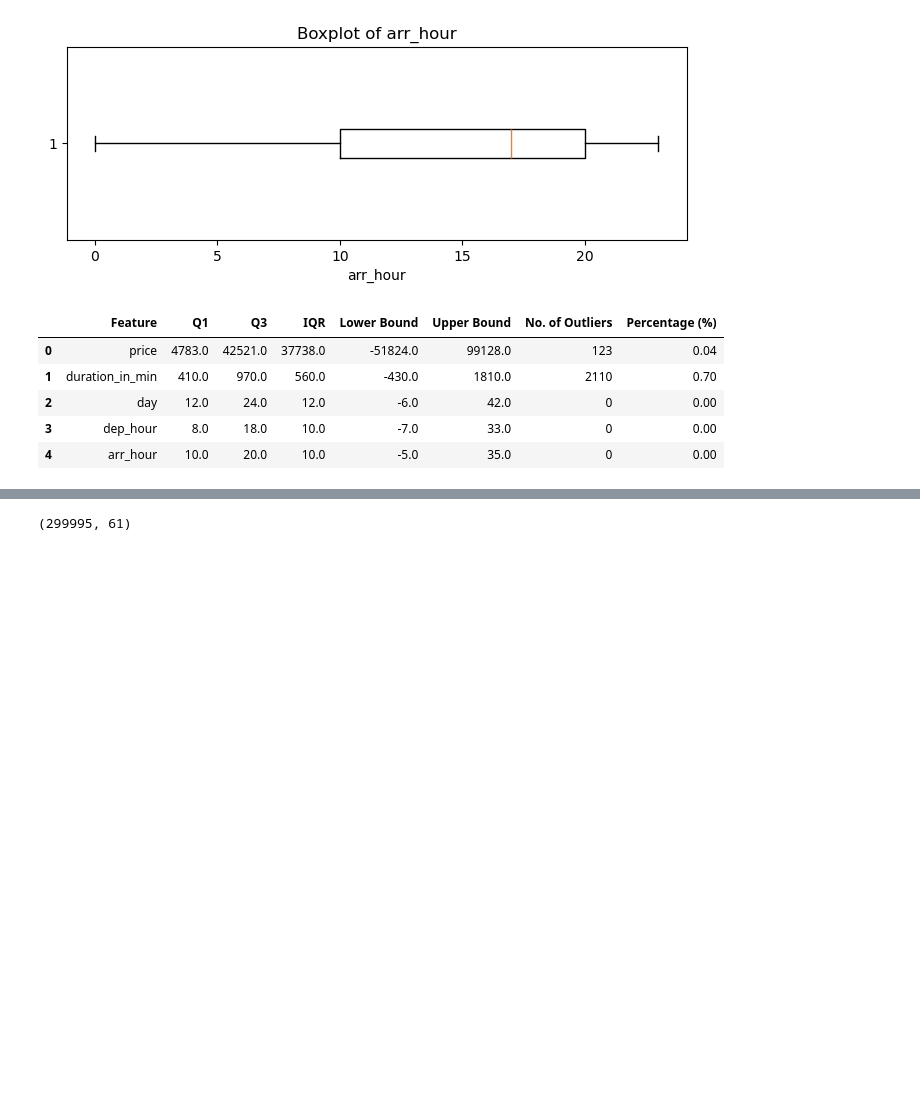
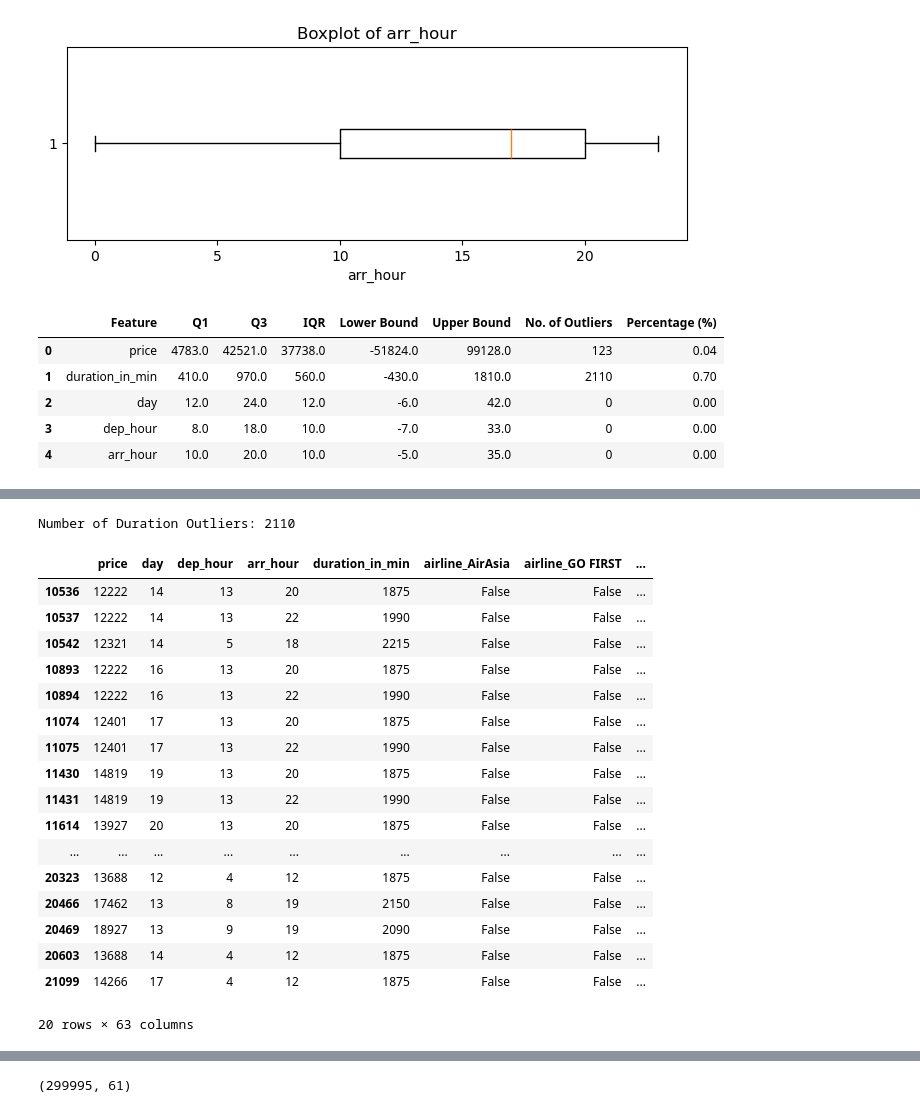
Before and after one commit to trishhh23/mldp, a Jupyter notebook: MLDP Program Codes Submission Template.ipynb, the cells around one changed output, grey strips where cells are left out. Cells and saved outputs as stored; diff of their text form; code cells hidden in the pictures; blank space fills up the shorter version.

```diff
--- a/MLDP Program Codes Submission Template.ipynb
+++ b/MLDP Program Codes Submission Template.ipynb
@@ -1326,0 +1354,27 @@ display(outlier_summary)
+# %%
+duration_upper = 1810
+
+duration_outliers = df_encoded[df_encoded['duration_in_min'] > duration_upper]
+
+print("Number of Duration Outliers:", len(duration_outliers))
+duration_outliers.head(20)
+# %% [output]
+Number of Duration Outliers: 2110
+|  | price | day | dep_hour | arr_hour | duration_in_min | airline_AirAsia | airline_GO FIRST | ... |
+| 10536 | 12222 | 14 | 13 | 20 | 1875 | False | False | ... |
+| 10537 | 12222 | 14 | 13 | 22 | 1990 | False | False | ... |
+| 10542 | 12321 | 14 | 5 | 18 | 2215 | False | False | ... |
+| 10893 | 12222 | 16 | 13 | 20 | 1875 | False | False | ... |
+| 10894 | 12222 | 16 | 13 | 22 | 1990 | False | False | ... |
+| 11074 | 12401 | 17 | 13 | 20 | 1875 | False | False | ... |
+| 11075 | 12401 | 17 | 13 | 22 | 1990 | False | False | ... |
+| 11430 | 14819 | 19 | 13 | 20 | 1875 | False | False | ... |
+| 11431 | 14819 | 19 | 13 | 22 | 1990 | False | False | ... |
+| 11614 | 13927 | 20 | 13 | 20 | 1875 | False | False | ... |
+| ... | ... | ... | ... | ... | ... | ... | ... | ... |
+| 20323 | 13688 | 12 | 4 | 12 | 1875 | False | False | ... |
+| 20466 | 17462 | 13 | 8 | 19 | 2150 | False | False | ... |
+| 20469 | 18927 | 13 | 9 | 19 | 2090 | False | False | ... |
+| 20603 | 13688 | 14 | 4 | 12 | 1875 | False | False | ... |
+| 21099 | 14266 | 17 | 4 | 12 | 1875 | False | False | ... |
+20 rows × 63 columns
```
Also changed, not shown: parts of 24 cells of this notebook.
